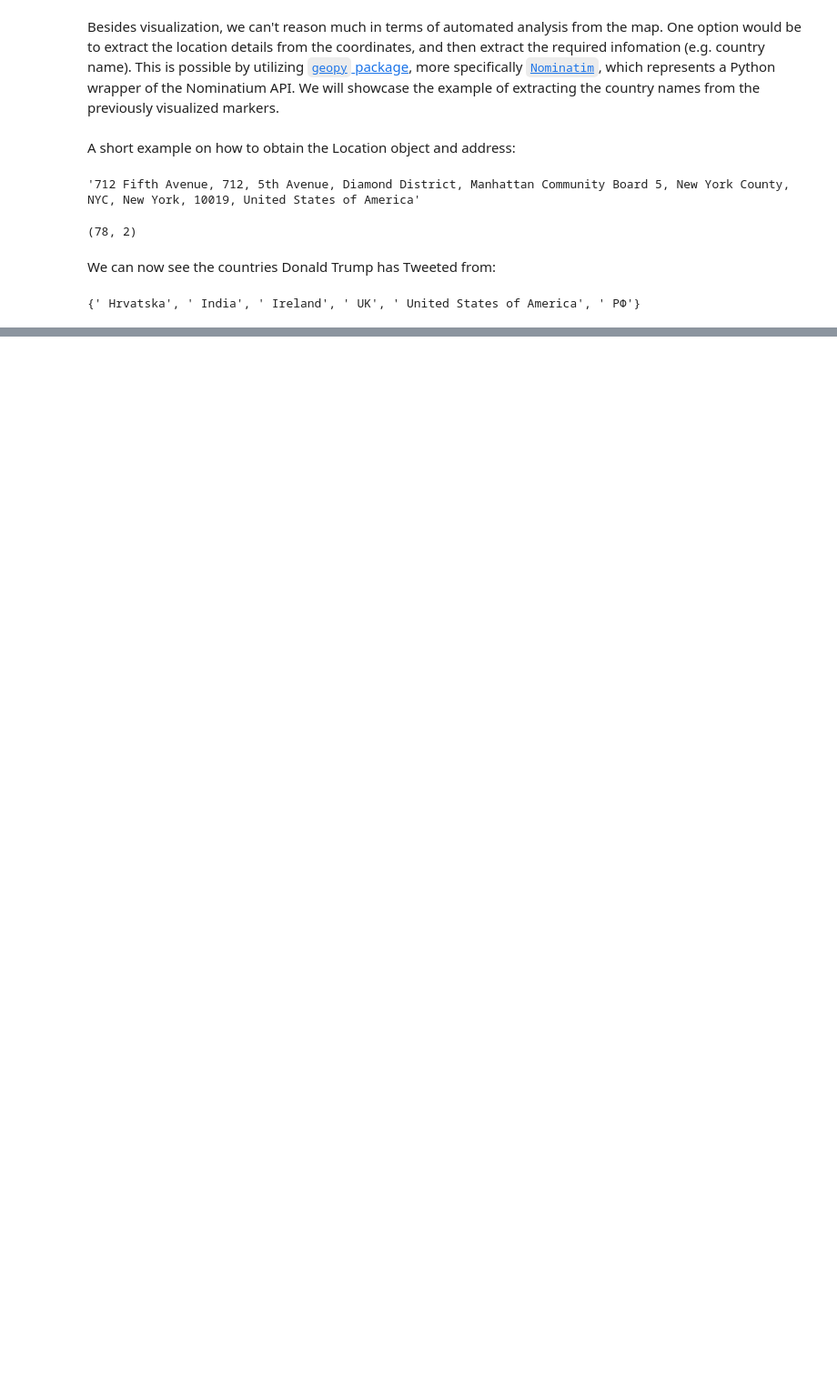
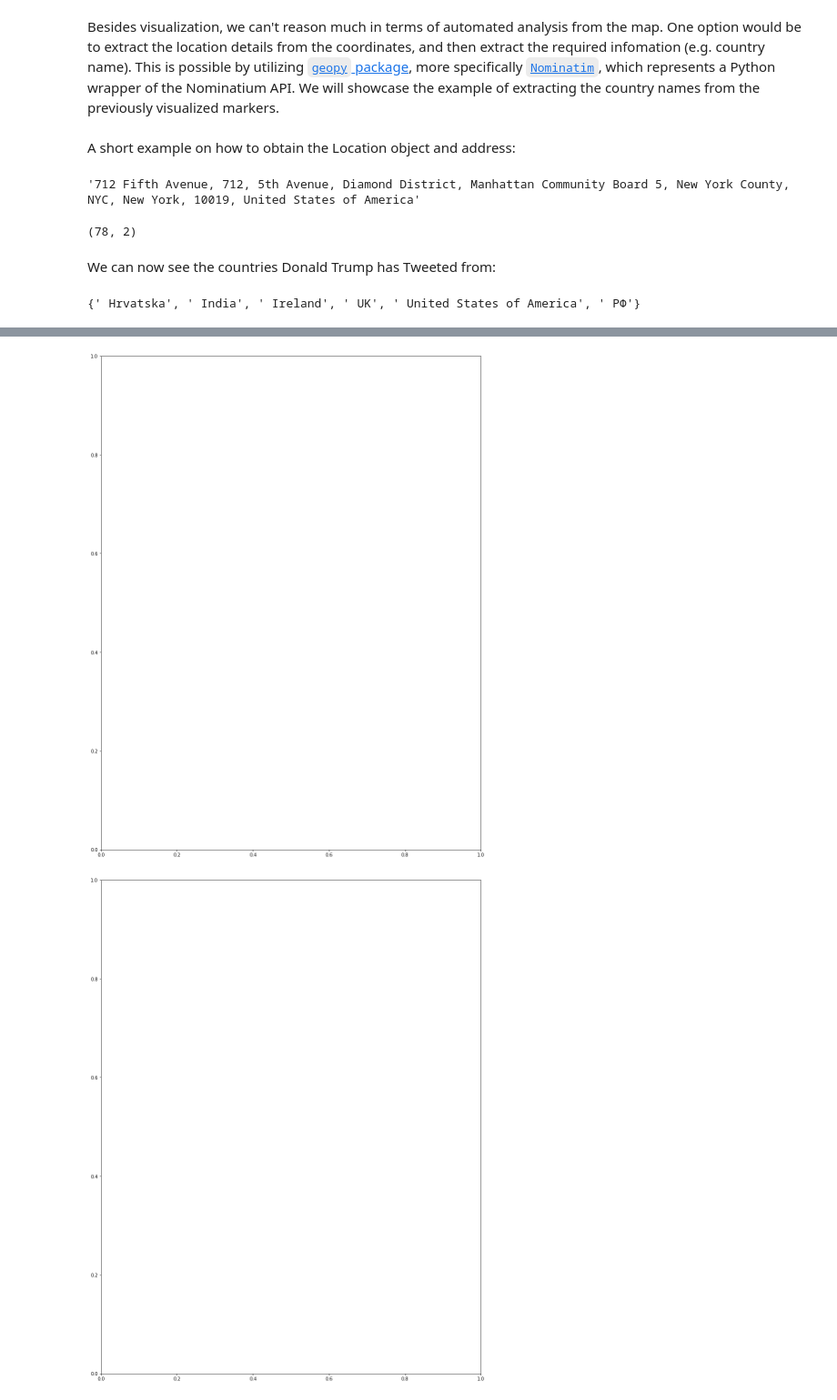
Before and after one commit to baetuc/ADA-CS-401, a Jupyter notebook: Project/Project.ipynb, the cells around one changed output, grey strips where cells are left out. Shown at 91% size. Saved outputs shown, nothing was run; the diff lists cells and outputs as text; code cells hidden in the pictures; blank space fills up the shorter version.

Commit message:
News topic analysis

```diff
--- a/Project/Project.ipynb
+++ b/Project/Project.ipynb
@@ -412,0 +554,14 @@ news = pd.read_csv(NEWS_PATH)
+# %%
+import matplotlib.pyplot as plt
+import seaborn as sns
+
+fig, ax = plt.subplots(figsize=(15,20))
+
+
+
+#sns.barplot(data=topic_df, x='count', y='topic',order=True)
+#tmp.plot(kind='bar', figsize=(15,8), rot=)
+plt.show()
+# %% [output]
+[figure, added]
+[figure, added]
```
Also changed, not shown: parts of 19 cells of this notebook.
